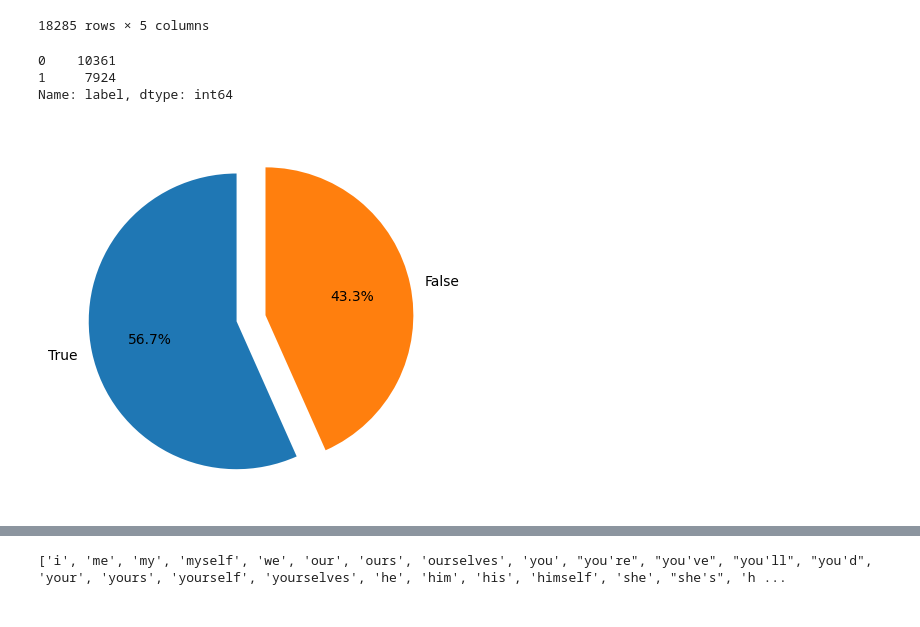
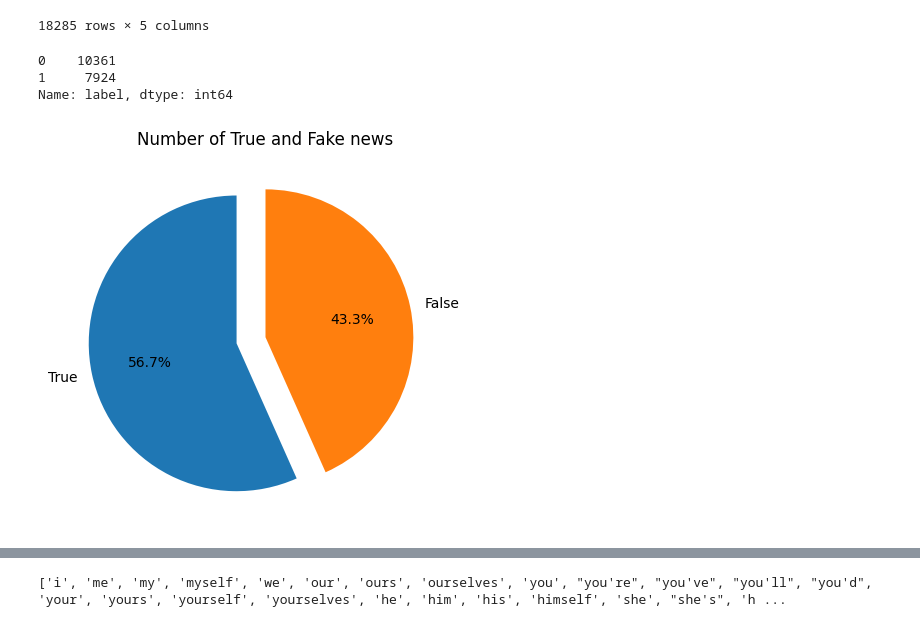
Before and after one commit to norbix123456/Fake-news-detection-jupyter, a Jupyter notebook: Fake_news_detection.ipynb, the cells around one changed output, grey strips where cells are left out. Saved outputs shown, nothing was run; the diff lists cells and outputs as text; code cells hidden in the pictures.

```diff
--- a/Fake_news_detection.ipynb
+++ b/Fake_news_detection.ipynb
@@ -32,12 +32,13 @@ display(df)
 # %%
 import matplotlib.pyplot as plt
 
 print(df.label.value_counts())
+plt.title("Number of True and Fake news")
 plt.pie(df.label.value_counts(),labels=["True","False"],autopct='%1.1f%%',explode =[0.2,0], startangle=90)
 plt.show()
 # %% [output]
 0    10361
 1     7924
 Name: label, dtype: int64
-[figure, old version]
+[figure, new version]
 # %%
```
Also changed, not shown: parts of 16 cells of this notebook.
